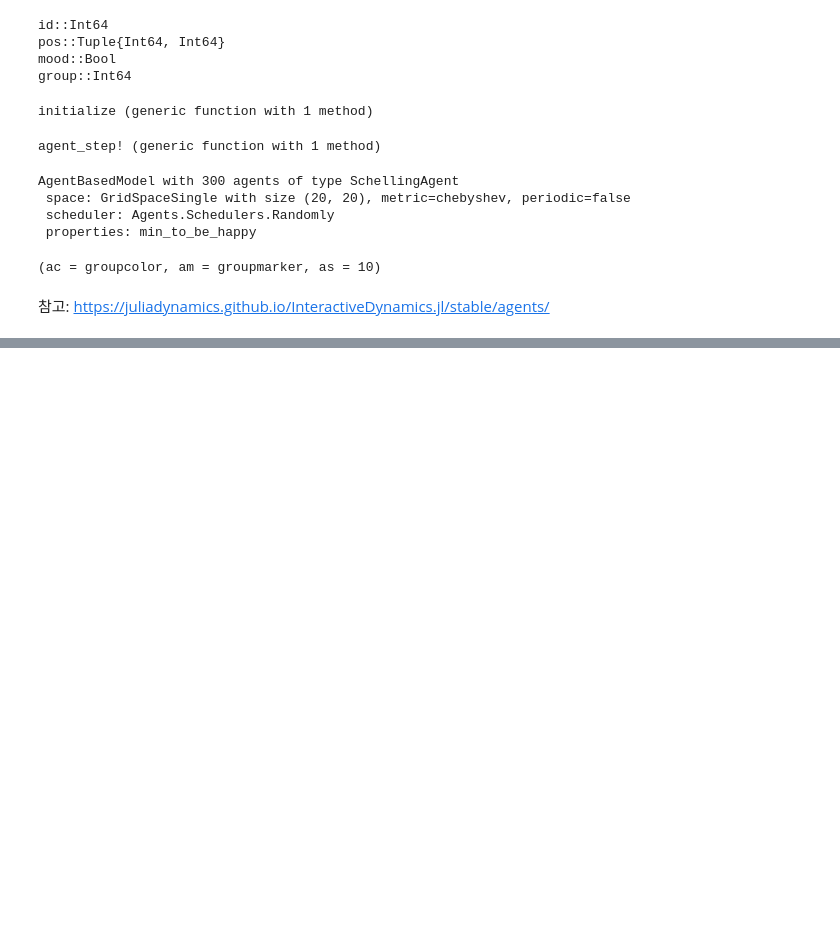
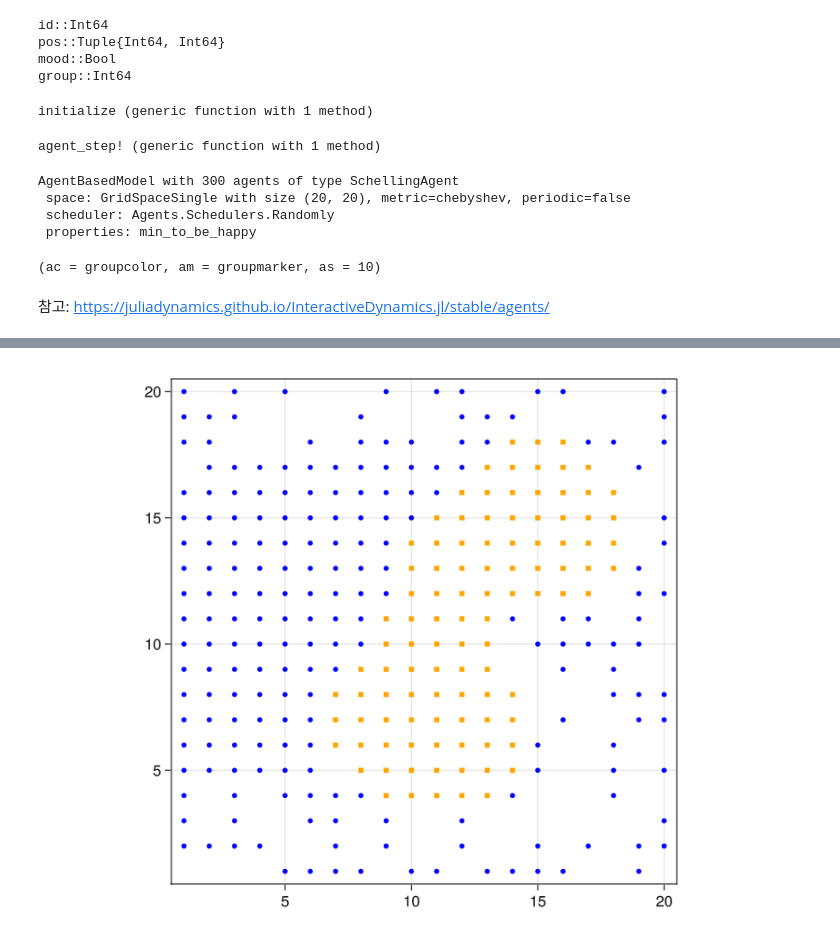
Before and after one commit to mrchaos/julia_agents_examples, a Jupyter notebook: src/schelling.ipynb, the cells around one changed output, grey strips where cells are left out. Saved outputs shown, nothing was run; the diff lists cells and outputs as text; code cells hidden in the pictures; blank space fills up the shorter version.

```diff
--- a/src/schelling.ipynb
+++ b/src/schelling.ipynb
@@ -106,0 +278,10 @@ GLMakie.Screen(...)
+# %%
+# 추가로 100개의 agent 투입
+for i in 1:100
+    agent = SchellingAgent(nextid(model),(1,1),false,1)
+    add_agent_single!(agent,model)
+end
+fig, ax, abmobs = abmplot(model; plotkwargs...)
+fig
+# %% [output]
+[figure, added]
```
Also changed, not shown: parts of 31 cells of this notebook, 3 other files.
